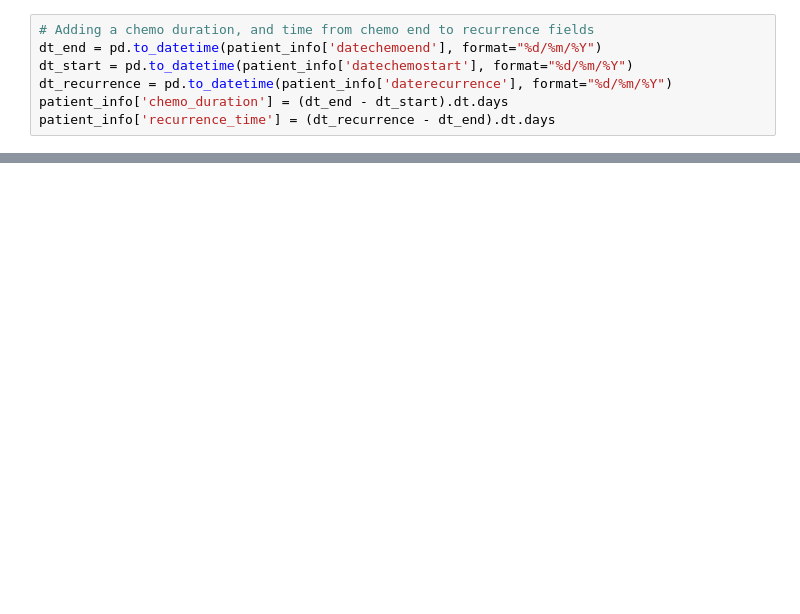
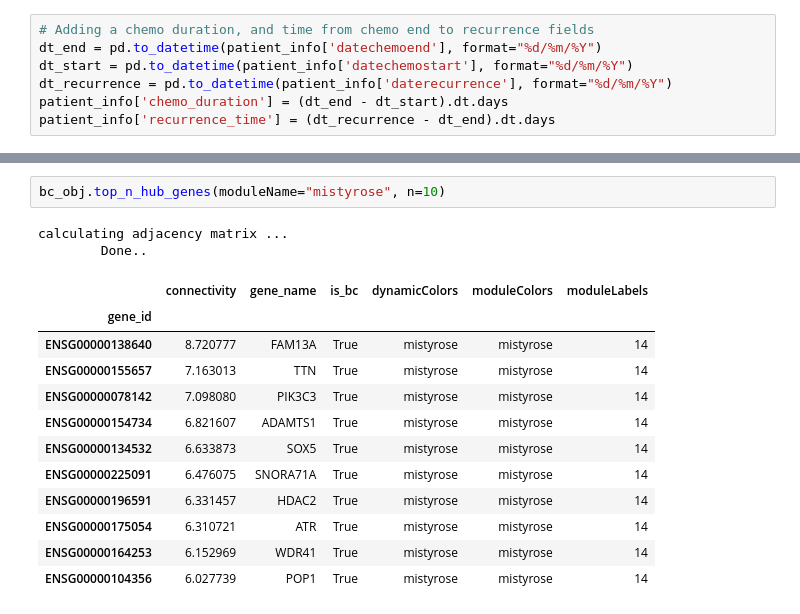
Before and after one commit to a3klein/beng203_project, a Jupyter notebook: src/0_exploration.ipynb, the cells around one changed output, grey strips where cells are left out. Saved outputs shown, nothing was run; the diff lists cells and outputs as text; blank space fills up the shorter version.

```diff
--- a/src/0_exploration.ipynb
+++ b/src/0_exploration.ipynb
@@ -69,0 +170,17 @@ normal_df.shape, cancer_df.shape
+# %%
+bc_obj.top_n_hub_genes(moduleName="mistyrose", n=10)
+# %% [output]
+calculating adjacency matrix ...
+        Done..
+|  | connectivity | gene_name | is_bc | dynamicColors | moduleColors | moduleLabels |
+| gene_id |  |  |  |  |  |  |
+| ENSG00000138640 | 8.720777 | FAM13A | True | mistyrose | mistyrose | 14 |
+| ENSG00000155657 | 7.163013 | TTN | True | mistyrose | mistyrose | 14 |
+| ENSG00000078142 | 7.098080 | PIK3C3 | True | mistyrose | mistyrose | 14 |
+| ENSG00000154734 | 6.821607 | ADAMTS1 | True | mistyrose | mistyrose | 14 |
+| ENSG00000134532 | 6.633873 | SOX5 | True | mistyrose | mistyrose | 14 |
+| ENSG00000225091 | 6.476075 | SNORA71A | True | mistyrose | mistyrose | 14 |
+| ENSG00000196591 | 6.331457 | HDAC2 | True | mistyrose | mistyrose | 14 |
+| ENSG00000175054 | 6.310721 | ATR | True | mistyrose | mistyrose | 14 |
+| ENSG00000164253 | 6.152969 | WDR41 | True | mistyrose | mistyrose | 14 |
+| ENSG00000104356 | 6.027739 | POP1 | True | mistyrose | mistyrose | 14 |
```
Also changed, not shown: parts of 33 cells of this notebook.
